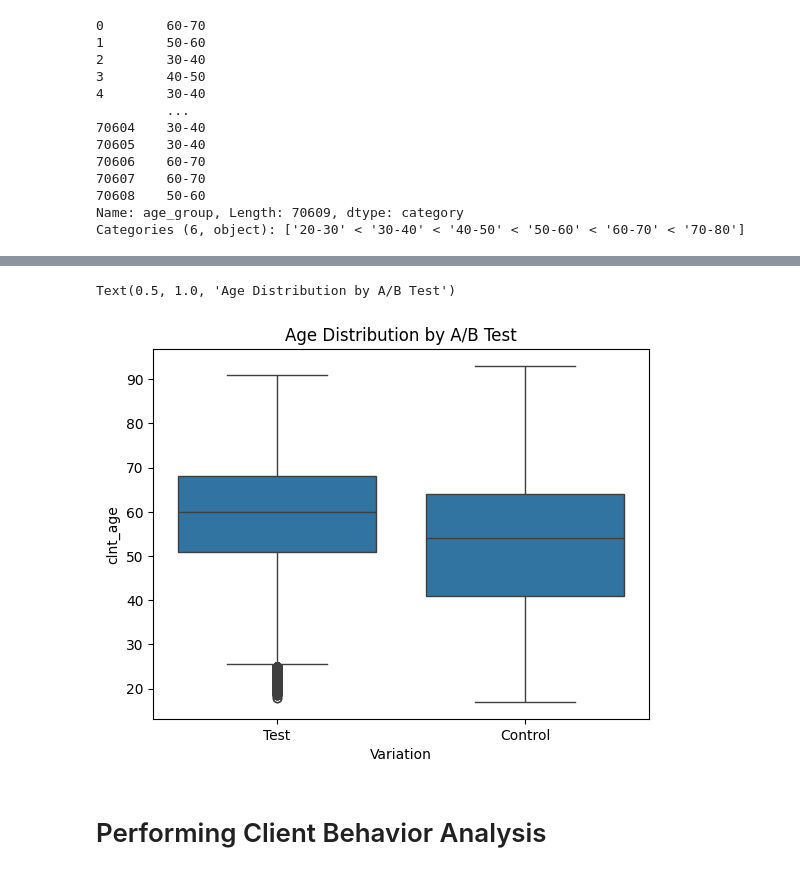
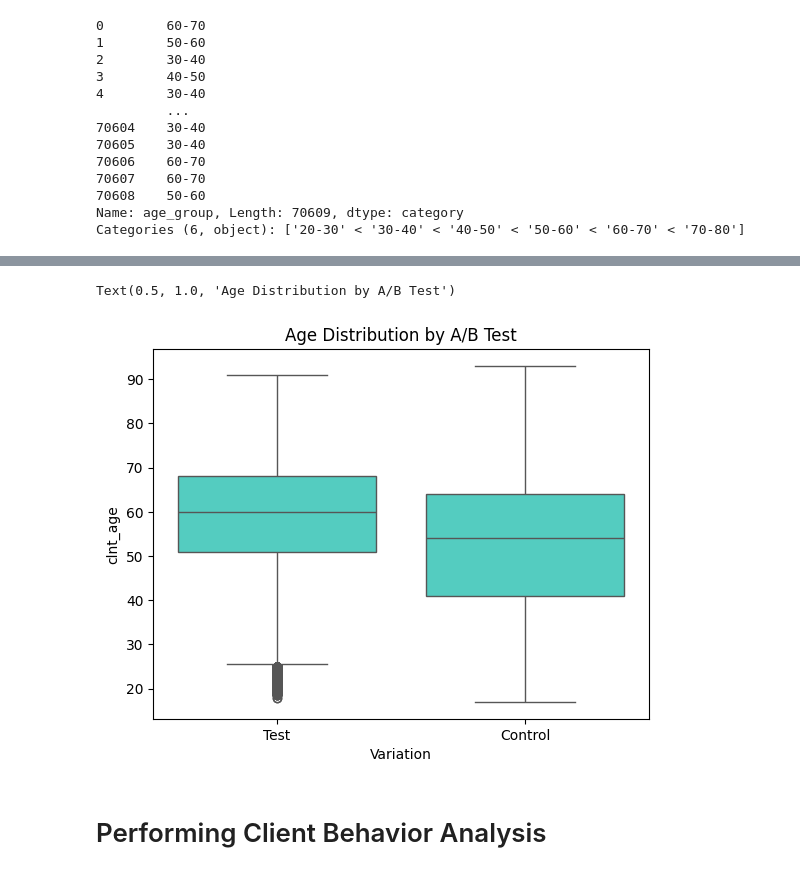
Before and after one commit to nlewism/Project-A-B-Testing-Analysis, a Jupyter notebook: src/jupyter notebook/Data Wrangling.ipynb, the cells around one changed output, grey strips where cells are left out. Saved outputs shown, nothing was run; the diff lists cells and outputs as text; code cells hidden in the pictures.

```diff
--- a/src/jupyter notebook/Data Wrangling.ipynb
+++ b/src/jupyter notebook/Data Wrangling.ipynb
@@ -341,9 +321,9 @@ Text(0.5, 1.0, 'Age vs. Tenure')
 # %%
-sns.boxplot(x='Variation', y='clnt_age', data=grouped_data)
+sns.boxplot(x='Variation', y='clnt_age', data=grouped_data, color='turquoise')
 plt.title('Age Distribution by A/B Test')
 # %% [output]
 Text(0.5, 1.0, 'Age Distribution by A/B Test')
-[figure, old version]
+[figure, new version]
 # %% [markdown]
 # Performing Client Behavior Analysis
 # %%
```
Also changed, not shown: parts of 41 cells of this notebook.
